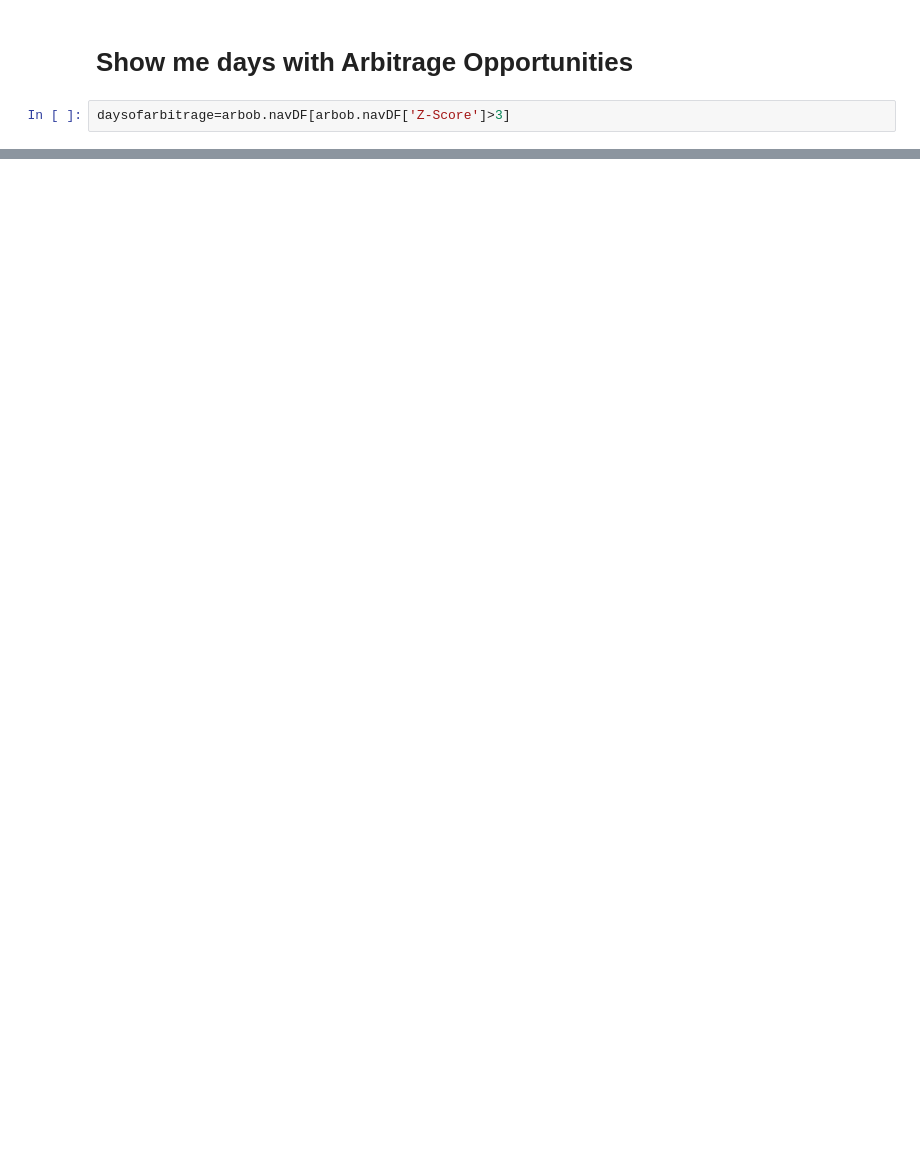
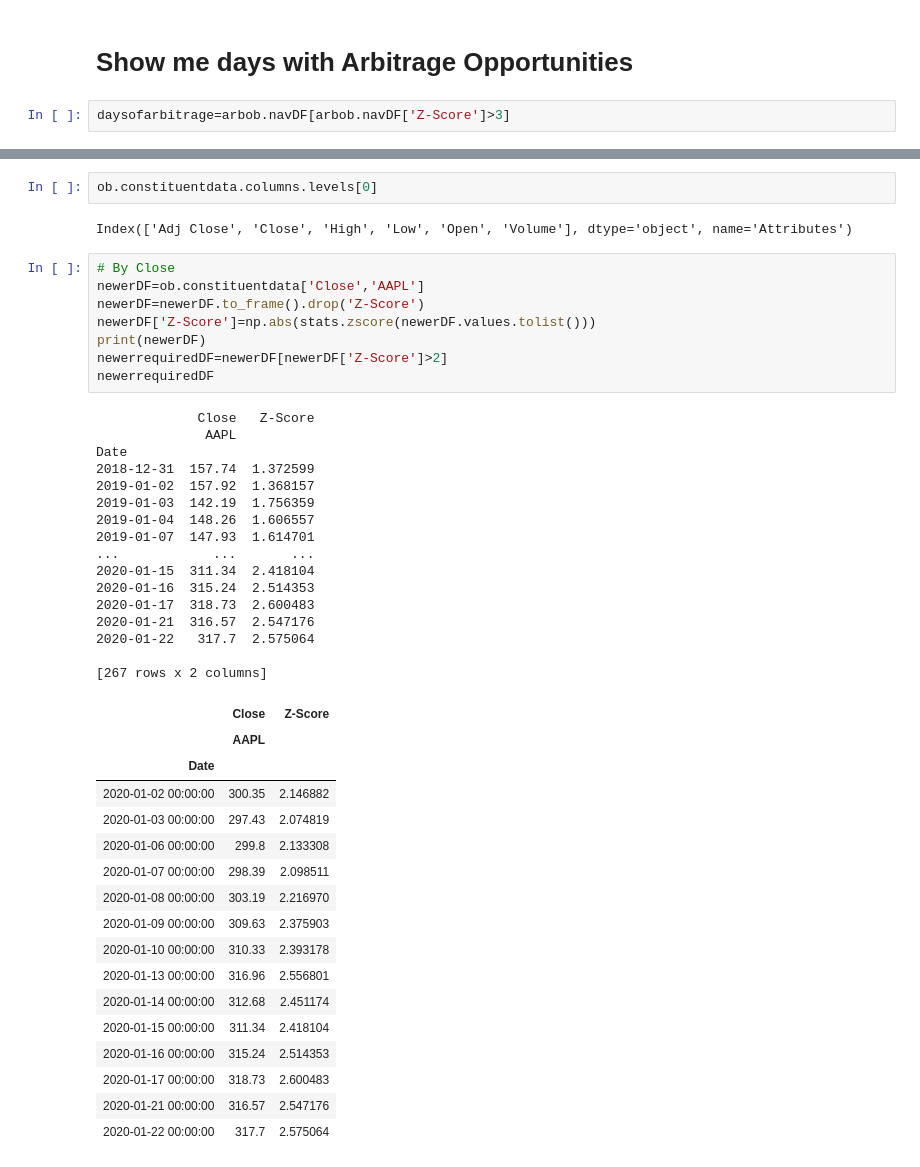
Before and after one commit to sarthak0906/ETF, a Jupyter notebook: Outliers & Standard Deviation Calculations.ipynb, the cells around one changed output, grey strips where cells are left out. Cells and saved outputs as stored; diff of their text form; blank space fills up the shorter version.

Commit message:
Added ZScore Analysis by attribute

```diff
--- a/Outliers & Standard Deviation Calculations.ipynb
+++ b/Outliers & Standard Deviation Calculations.ipynb
@@ -267,0 +317,46 @@ daysofarbitrage
+# %%
+ob.constituentdata.columns.levels[0]
+# %% [output]
+Index(['Adj Close', 'Close', 'High', 'Low', 'Open', 'Volume'], dtype='object', name='Attributes')
+# %%
+# By Close
+newerDF=ob.constituentdata['Close','AAPL']
+newerDF=newerDF.to_frame().drop('Z-Score')
+newerDF['Z-Score']=np.abs(stats.zscore(newerDF.values.tolist()))
+print(newerDF)
+newerrequiredDF=newerDF[newerDF['Z-Score']>2]
+newerrequiredDF
+# %% [output]
+             Close   Z-Score
+              AAPL
+Date
+2018-12-31  157.74  1.372599
+2019-01-02  157.92  1.368157
+2019-01-03  142.19  1.756359
+2019-01-04  148.26  1.606557
+2019-01-07  147.93  1.614701
+...            ...       ...
+2020-01-15  311.34  2.418104
+2020-01-16  315.24  2.514353
+2020-01-17  318.73  2.600483
+2020-01-21  316.57  2.547176
+2020-01-22   317.7  2.575064
+
+[267 rows x 2 columns]
+|  | Close | Z-Score |
+|  | AAPL |  |
+| Date |  |  |
+| 2020-01-02 00:00:00 | 300.35 | 2.146882 |
+| 2020-01-03 00:00:00 | 297.43 | 2.074819 |
+| 2020-01-06 00:00:00 | 299.8 | 2.133308 |
+| 2020-01-07 00:00:00 | 298.39 | 2.098511 |
+| 2020-01-08 00:00:00 | 303.19 | 2.216970 |
+| 2020-01-09 00:00:00 | 309.63 | 2.375903 |
+| 2020-01-10 00:00:00 | 310.33 | 2.393178 |
+| 2020-01-13 00:00:00 | 316.96 | 2.556801 |
+| 2020-01-14 00:00:00 | 312.68 | 2.451174 |
+| 2020-01-15 00:00:00 | 311.34 | 2.418104 |
+| 2020-01-16 00:00:00 | 315.24 | 2.514353 |
+| 2020-01-17 00:00:00 | 318.73 | 2.600483 |
+| 2020-01-21 00:00:00 | 316.57 | 2.547176 |
+| 2020-01-22 00:00:00 | 317.7 | 2.575064 |
```
Also changed, not shown: parts of 10 cells of this notebook, 23 other files.
